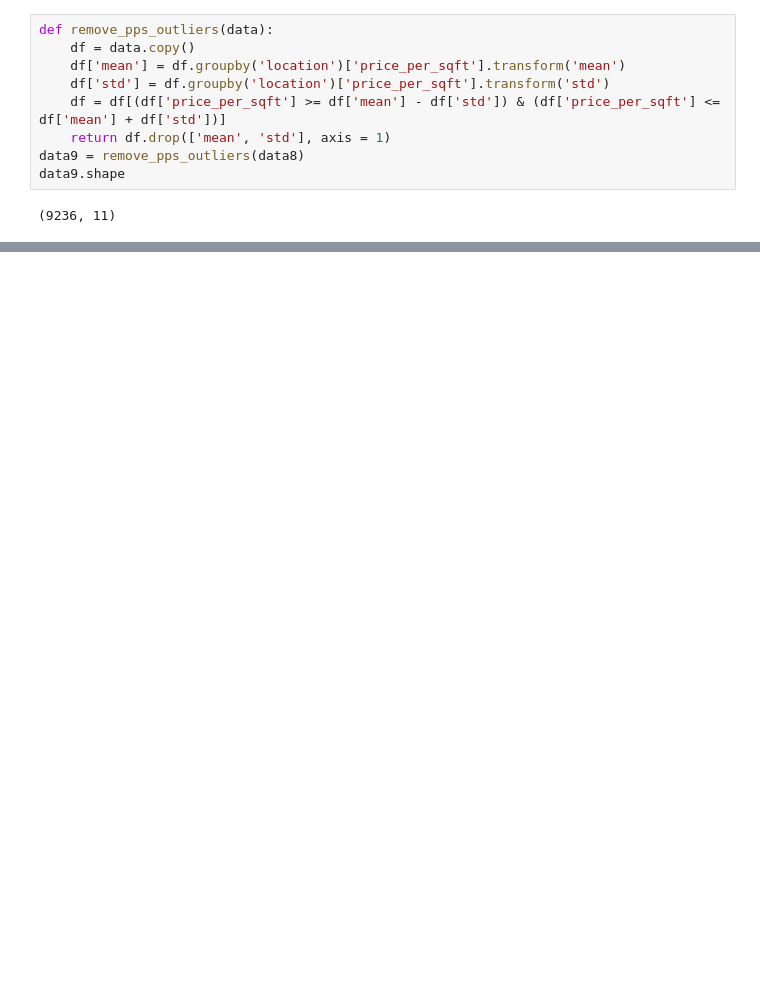
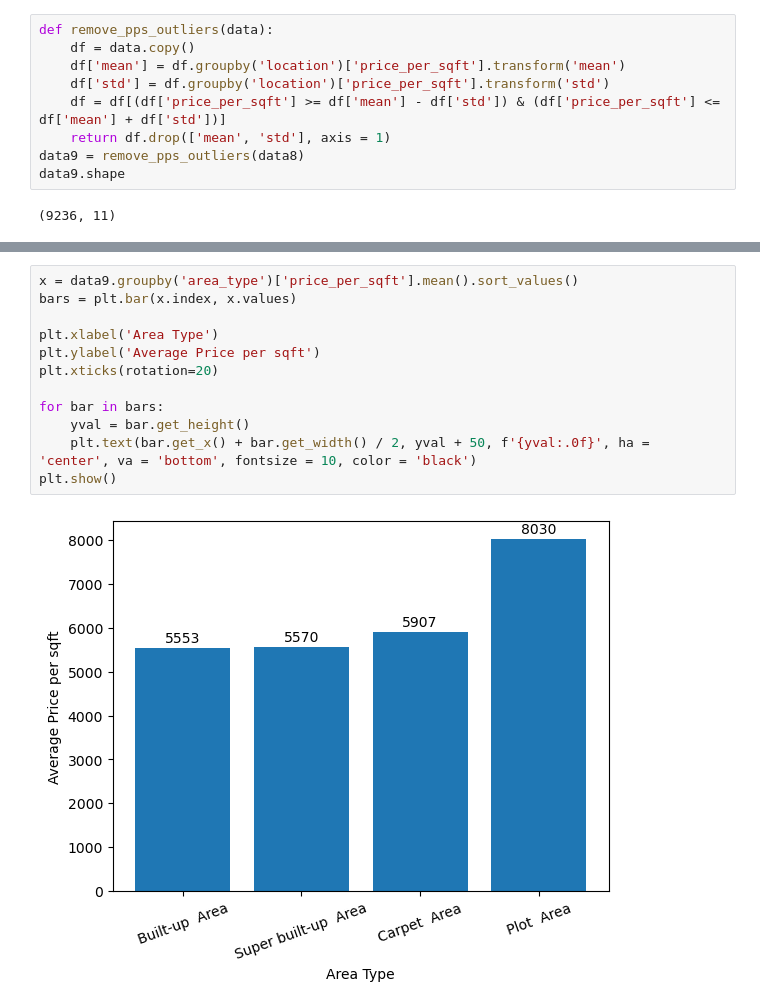
Before and after one commit to lquanh/FM-Lab, a Jupyter notebook: ML-ex/ex2/Data_Preprocessing.ipynb, the cells around one changed output, grey strips where cells are left out. Saved outputs shown, nothing was run; the diff lists cells and outputs as text; blank space fills up the shorter version.

```diff
--- a/ML-ex/ex2/Data_Preprocessing.ipynb
+++ b/ML-ex/ex2/Data_Preprocessing.ipynb
@@ -329,0 +449,14 @@ ValueError: Function did not transform
+# %%
+x = data9.groupby('area_type')['price_per_sqft'].mean().sort_values()
+bars = plt.bar(x.index, x.values)
+
+plt.xlabel('Area Type')
+plt.ylabel('Average Price per sqft')
+plt.xticks(rotation=20)
+
+for bar in bars:
+    yval = bar.get_height()
+    plt.text(bar.get_x() + bar.get_width() / 2, yval + 50, f'{yval:.0f}', ha = 'center', va = 'bottom', fontsize = 10, color = 'black')
+plt.show()
+# %% [output]
+[figure, added]
```
Also changed, not shown: parts of 14 cells of this notebook, 1 other file.
